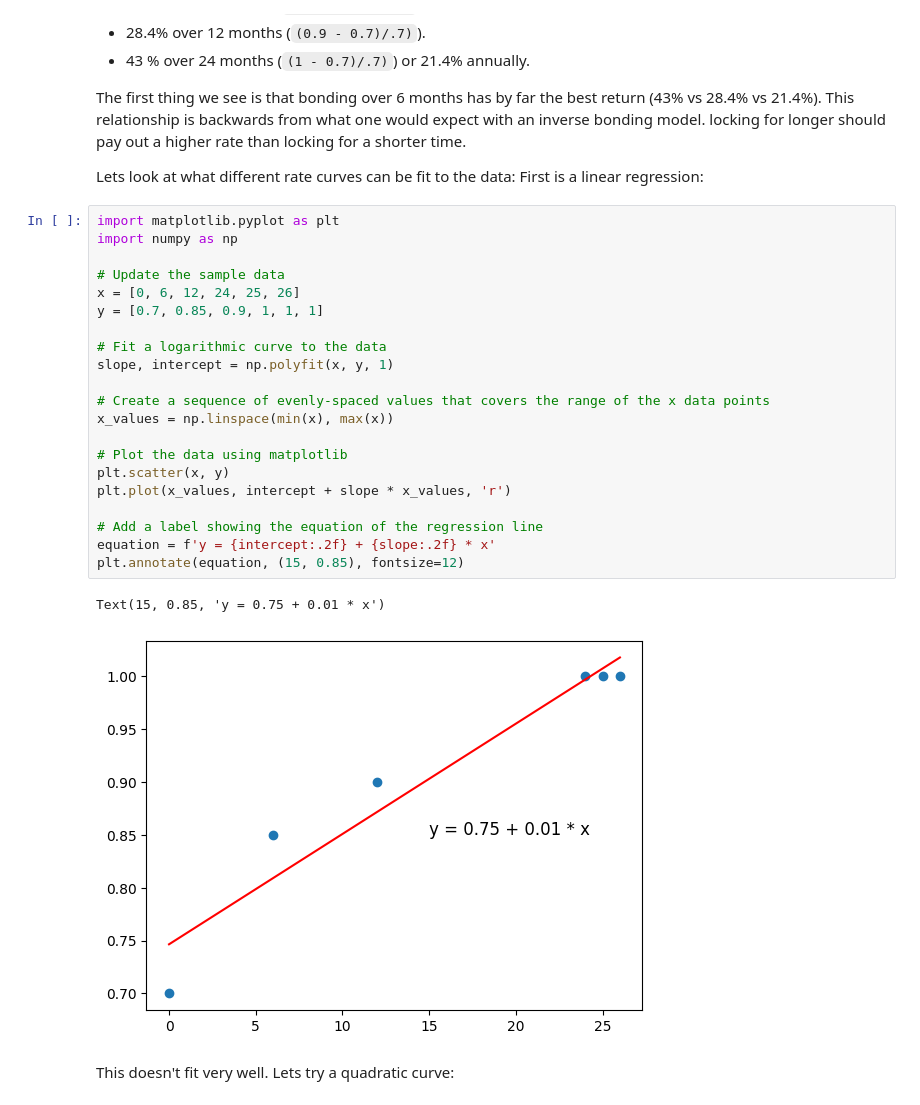
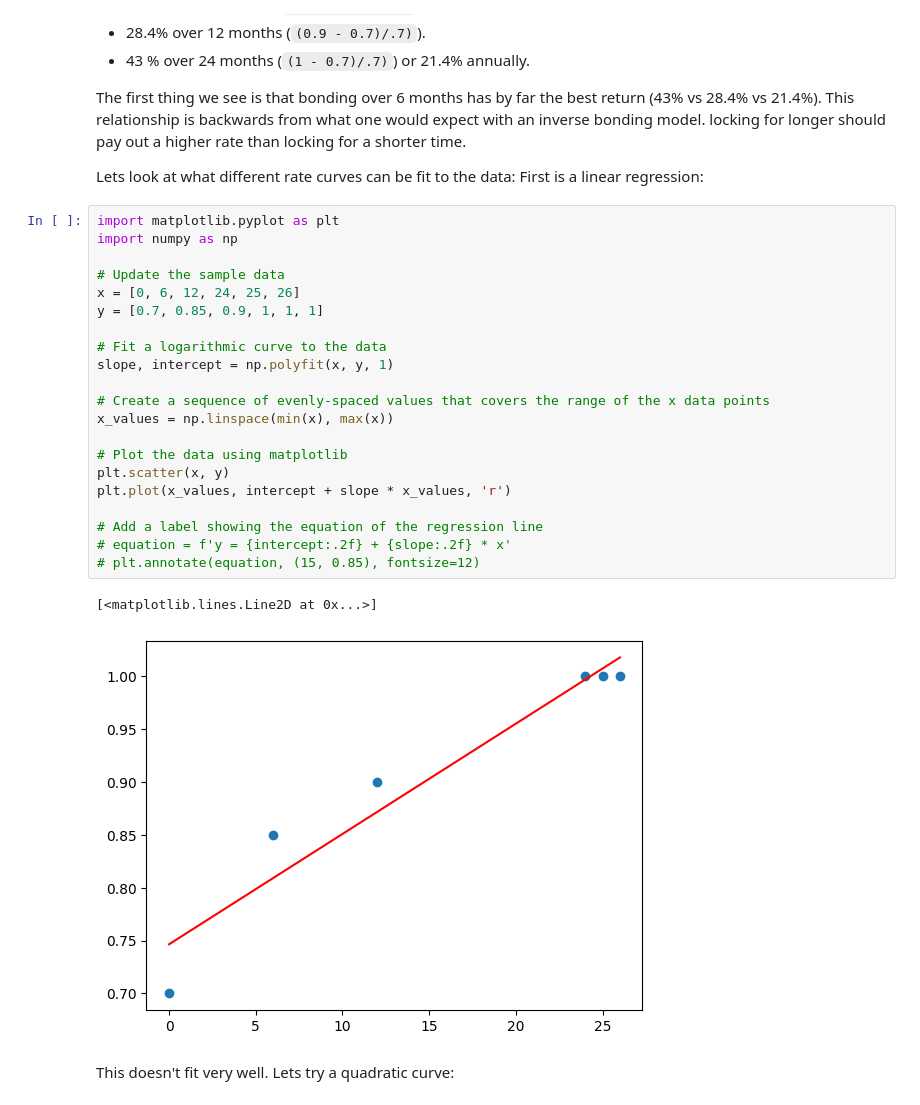
Before and after one commit to rossgalloway/CaneyFork, a Jupyter notebook: reverse bonds math.ipynb, the cells around one changed output. Saved outputs shown, nothing was run; the diff lists cells and outputs as text.

```diff
--- a/reverse bonds math.ipynb
+++ b/reverse bonds math.ipynb
@@ -58,27 +58,27 @@ First is a linear regression:
 # %%
 import matplotlib.pyplot as plt
 import numpy as np
 
 # Update the sample data
 x = [0, 6, 12, 24, 25, 26]
 y = [0.7, 0.85, 0.9, 1, 1, 1]
 
 # Fit a logarithmic curve to the data
 slope, intercept = np.polyfit(x, y, 1)
 
 # Create a sequence of evenly-spaced values that covers the range of the x data points
 x_values = np.linspace(min(x), max(x))
 
 # Plot the data using matplotlib
 plt.scatter(x, y)
 plt.plot(x_values, intercept + slope * x_values, 'r')
 
 # Add a label showing the equation of the regression line
-equation = f'y = {intercept:.2f} + {slope:.2f} * x'
-plt.annotate(equation, (15, 0.85), fontsize=12)
+# equation = f'y = {intercept:.2f} + {slope:.2f} * x'
+# plt.annotate(equation, (15, 0.85), fontsize=12)
 # %% [output]
-Text(15, 0.85, 'y = 0.75 + 0.01 * x')
+[<matplotlib.lines.Line2D at 0x...>]
-[figure, old version]
+[figure, new version]
 # %% [markdown]
 This doesn't fit very well. Lets try a quadratic curve:
 # %%
```
Also changed, not shown: parts of 3 cells of this notebook, 1 other file.
